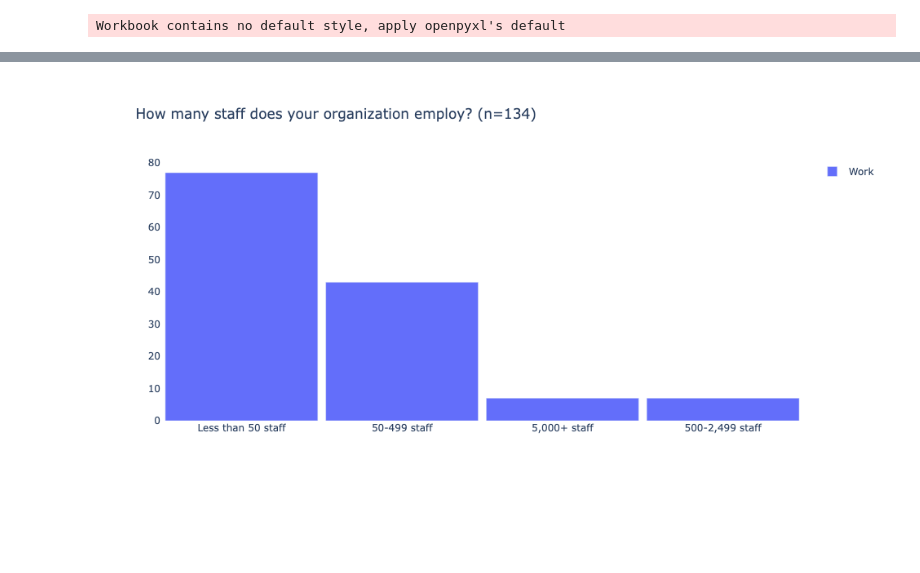
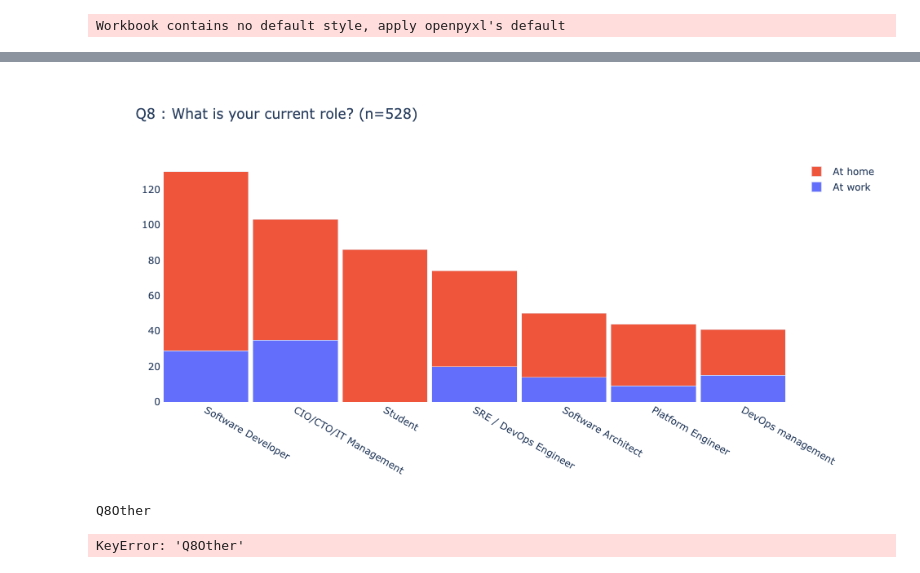
Before and after one commit to richsharples/tech-survey, a Jupyter notebook: survey2024.ipynb, the cells around one changed output, grey strips where cells are left out. Saved outputs shown, nothing was run; the diff lists cells and outputs as text; code cells hidden in the pictures; blank space fills up the shorter version.

Commit message:
more refinement for Other categories

```diff
--- a/survey2024.ipynb
+++ b/survey2024.ipynb
@@ -23,17 +23,16 @@ pd.options.display.max_columns = 999
 import csv
 
 
-def double_bar_chart(chart_title, ds1_name, data_series_1, ds2_name, data_series_2):
+def double_bar_chart(qnum, qtext, ds1_name, data_series_1, ds2_name, data_series_2):
 
 
-    ct = f"{chart_title} (n={data_series_1.sum()+data_series_2.sum()})"
+    ct = f"{qnum} : {qtext} (n={data_series_1.sum()+data_series_2.sum()})"
 
     # Create the figure with stacked bars
     fig = go.Figure(data=[
         go.Bar(name=ds1_name, x=data_series_1.index, y=data_series_1.values),
         go.Bar(name=ds2_name, x=data_series_2.index, y=data_series_2.values)
     ])
-
 
     # Update the layout to stack the bars
     fig.update_layout(
@@ -43,10 +42,24 @@ def double_bar_chart(chart_title, ds1_name, data_series_1, ds2_name, data_series
         showlegend=True,
         xaxis={'categoryorder':'total descending'})
 
-    fig.update_layout(width=700, height=500, bargap=0.05)
+    fig.update_layout(width=900, height=500, bargap=0.05)
 
     # Show the plot
     fig.show()
+
+    #Anything interesting in Other ?
+
+    qother=qnum+"Other"
+
+    print(qother )
+    print(data_series_1[qother] )
+
+    if qother in data_series_1:
+        print(data_series_1[qother] )
+
+
+    if qother in data_series_2:
+        print(data_series_2[qother] )
 # %%
 FILENAME = "raw-data-102624.xlsx"
 
@@ -116,28 +129,31 @@ py.iplot(fig, filename="home-work")
 # %%
 # split into two data sets depending on Home or Work usage
 
-home = "At home"
-work = "At work"
+
 
 home_df = raw_df.query("`Q1` == @home").copy()
 work_df = raw_df.query("`Q1` == @work").copy()
 
 # ignore category data less than this threshold
 THRESHOLD = 4
+CHOME = "At home"
+CWORK = "At work"
+
+#
+# Questions Q3 to Q11 are the same data format
+#
+
+#selected_qs = ['Q3', 'Q4', 'Q5', 'Q6', 'Q7', 'Q8', 'Q9', 'Q10', 'Q11']
+selected_qs = ['Q8']
+for key in selected_qs:
+    if key in questions:
+        value = questions[key]
+        double_bar_chart(
+                 key,
+                 questions[key],
+                 CWORK, work_df[key].value_counts()[lambda x: x > THRESHOLD],
+                 CHOME, home_df[key].value_counts()[lambda x: x > THRESHOLD])
+# %% [output]
+[figure, added]
+Q8Other
+KeyError: 'Q8Other'
-# %%
-#
-# questions 2 - 'What industry segment does your organization most closely align with?'
-#
-# Not interest in Home users
-
-# Anything interesting in Other ?
-#value_counts = work_df['Q2Other'].value_counts()
-#print (value_counts)
-
-
-
-double_bar_chart(questions['Q3'],
-                 "Work", work_df['Q3'].value_counts()[lambda x: x > THRESHOLD],
-                 "Home", home_df['Q3'].value_counts()[lambda x: x > THRESHOLD])
-# %% [output]
-[figure, removed]
```
Also changed, not shown: parts of 10 cells of this notebook.
